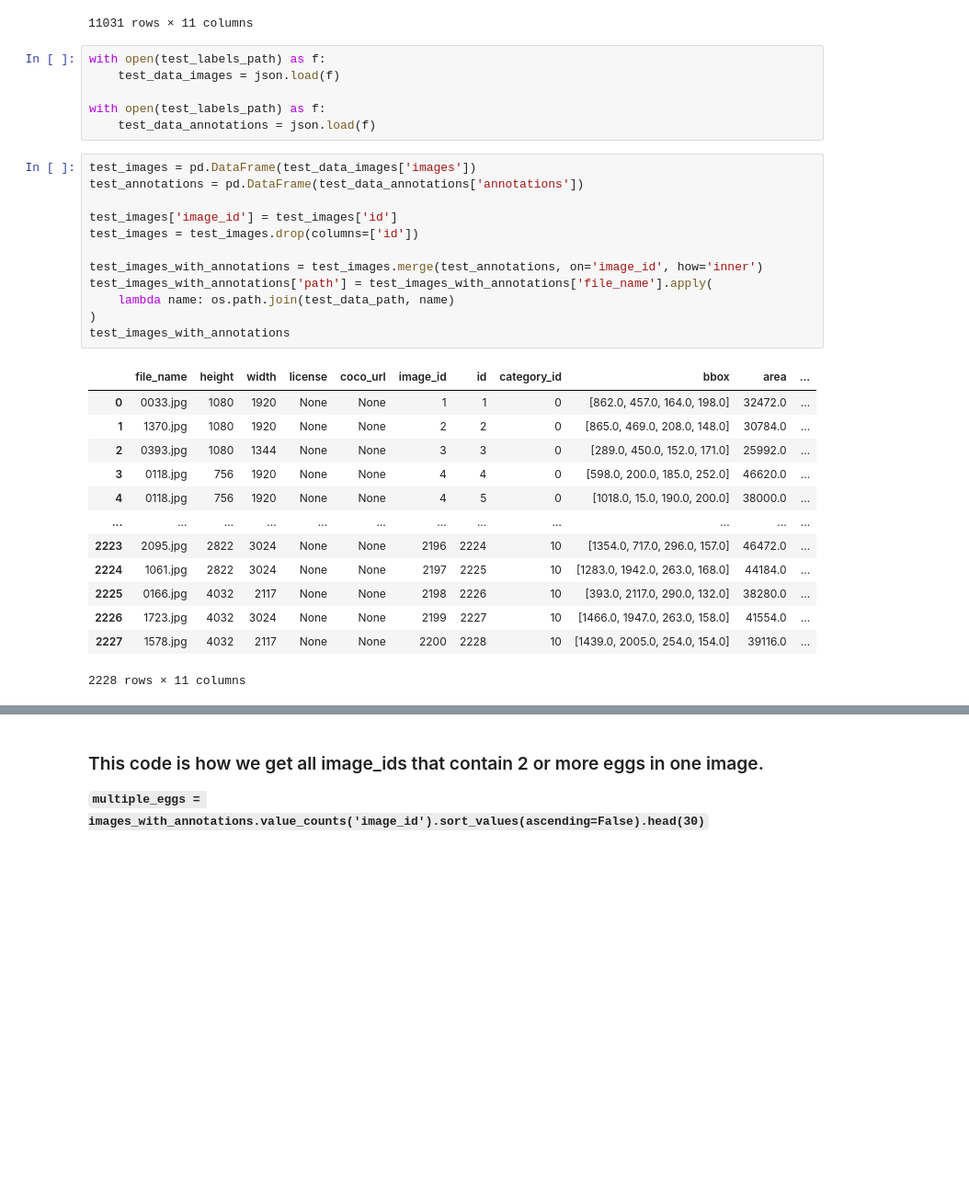
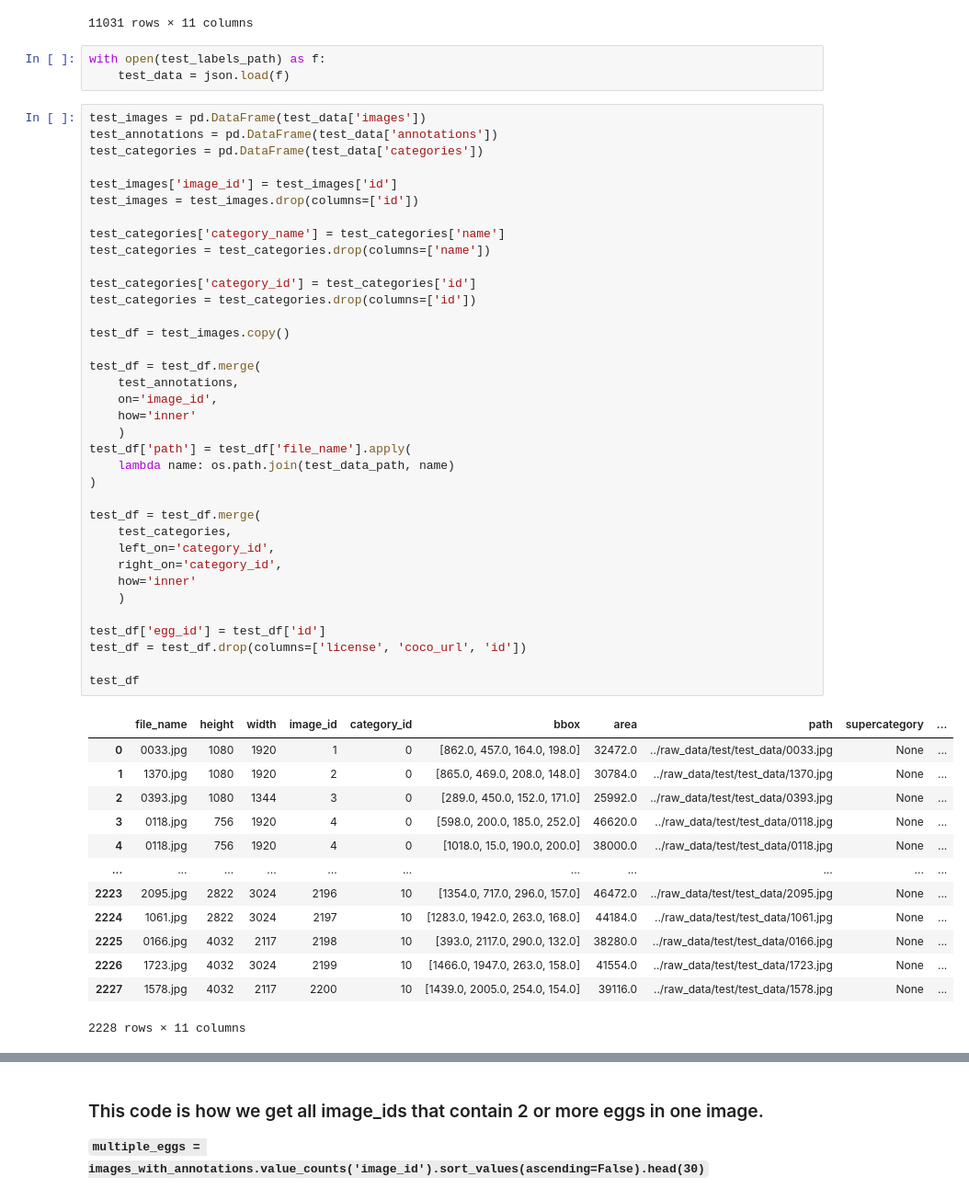
Before and after one commit to carrocameron/egg_hunt, a Jupyter notebook: notebooks/preprocessing.ipynb, the cells around one changed output, grey strips where cells are left out. Shown at 92% size. Saved outputs shown, nothing was run; the diff lists cells and outputs as text; blank space fills up the shorter version.

```diff
--- a/notebooks/preprocessing.ipynb
+++ b/notebooks/preprocessing.ipynb
@@ -67,35 +67,56 @@ train_df
 11031 rows × 11 columns
 # %%
 with open(test_labels_path) as f:
-    test_data_images = json.load(f)
-
-with open(test_labels_path) as f:
-    test_data_annotations = json.load(f)
+    test_data = json.load(f)
 # %%
-test_images = pd.DataFrame(test_data_images['images'])
-test_annotations = pd.DataFrame(test_data_annotations['annotations'])
+test_images = pd.DataFrame(test_data['images'])
+test_annotations = pd.DataFrame(test_data['annotations'])
+test_categories = pd.DataFrame(test_data['categories'])
 
 test_images['image_id'] = test_images['id']
 test_images = test_images.drop(columns=['id'])
 
-test_images_with_annotations = test_images.merge(test_annotations, on='image_id', how='inner')
-test_images_with_annotations['path'] = test_images_with_annotations['file_name'].apply(
+test_categories['category_name'] = test_categories['name']
+test_categories = test_categories.drop(columns=['name'])
+
+test_categories['category_id'] = test_categories['id']
+test_categories = test_categories.drop(columns=['id'])
+
+test_df = test_images.copy()
+
+test_df = test_df.merge(
+    test_annotations,
+    on='image_id',
+    how='inner'
+    )
+test_df['path'] = test_df['file_name'].apply(
     lambda name: os.path.join(test_data_path, name)
 )
-test_images_with_annotations
+
+test_df = test_df.merge(
+    test_categories,
+    left_on='category_id',
+    right_on='category_id',
+    how='inner'
+    )
+
+test_df['egg_id'] = test_df['id']
+test_df = test_df.drop(columns=['license', 'coco_url', 'id'])
+
+test_df
 # %% [output]
-|  | file_name | height | width | license | coco_url | image_id | id | category_id | bbox | area | ... |
-| 0 | 0033.jpg | 1080 | 1920 | None | None | 1 | 1 | 0 | [862.0, 457.0, 164.0, 198.0] | 32472.0 | ... |
-| 1 | 1370.jpg | 1080 | 1920 | None | None | 2 | 2 | 0 | [865.0, 469.0, 208.0, 148.0] | 30784.0 | ... |
-| 2 | 0393.jpg | 1080 | 1344 | None | None | 3 | 3 | 0 | [289.0, 450.0, 152.0, 171.0] | 25992.0 | ... |
-| 3 | 0118.jpg | 756 | 1920 | None | None | 4 | 4 | 0 | [598.0, 200.0, 185.0, 252.0] | 46620.0 | ... |
-| 4 | 0118.jpg | 756 | 1920 | None | None | 4 | 5 | 0 | [1018.0, 15.0, 190.0, 200.0] | 38000.0 | ... |
-| ... | ... | ... | ... | ... | ... | ... | ... | ... | ... | ... | ... |
-| 2223 | 2095.jpg | 2822 | 3024 | None | None | 2196 | 2224 | 10 | [1354.0, 717.0, 296.0, 157.0] | 46472.0 | ... |
-| 2224 | 1061.jpg | 2822 | 3024 | None | None | 2197 | 2225 | 10 | [1283.0, 1942.0, 263.0, 168.0] | 44184.0 | ... |
-| 2225 | 0166.jpg | 4032 | 2117 | None | None | 2198 | 2226 | 10 | [393.0, 2117.0, 290.0, 132.0] | 38280.0 | ... |
-| 2226 | 1723.jpg | 4032 | 3024 | None | None | 2199 | 2227 | 10 | [1466.0, 1947.0, 263.0, 158.0] | 41554.0 | ... |
-| 2227 | 1578.jpg | 4032 | 2117 | None | None | 2200 | 2228 | 10 | [1439.0, 2005.0, 254.0, 154.0] | 39116.0 | ... |
+|  | file_name | height | width | image_id | category_id | bbox | area | path | supercategory | ... |
+| 0 | 0033.jpg | 1080 | 1920 | 1 | 0 | [862.0, 457.0, 164.0, 198.0] | 32472.0 | ../raw_data/test/test_data/0033.jpg | None | ... |
+| 1 | 1370.jpg | 1080 | 1920 | 2 | 0 | [865.0, 469.0, 208.0, 148.0] | 30784.0 | ../raw_data/test/test_data/1370.jpg | None | ... |
+| 2 | 0393.jpg | 1080 | 1344 | 3 | 0 | [289.0, 450.0, 152.0, 171.0] | 25992.0 | ../raw_data/test/test_data/0393.jpg | None | ... |
+| 3 | 0118.jpg | 756 | 1920 | 4 | 0 | [598.0, 200.0, 185.0, 252.0] | 46620.0 | ../raw_data/test/test_data/0118.jpg | None | ... |
+| 4 | 0118.jpg | 756 | 1920 | 4 | 0 | [1018.0, 15.0, 190.0, 200.0] | 38000.0 | ../raw_data/test/test_data/0118.jpg | None | ... |
+| ... | ... | ... | ... | ... | ... | ... | ... | ... | ... | ... |
+| 2223 | 2095.jpg | 2822 | 3024 | 2196 | 10 | [1354.0, 717.0, 296.0, 157.0] | 46472.0 | ../raw_data/test/test_data/2095.jpg | None | ... |
+| 2224 | 1061.jpg | 2822 | 3024 | 2197 | 10 | [1283.0, 1942.0, 263.0, 168.0] | 44184.0 | ../raw_data/test/test_data/1061.jpg | None | ... |
+| 2225 | 0166.jpg | 4032 | 2117 | 2198 | 10 | [393.0, 2117.0, 290.0, 132.0] | 38280.0 | ../raw_data/test/test_data/0166.jpg | None | ... |
+| 2226 | 1723.jpg | 4032 | 3024 | 2199 | 10 | [1466.0, 1947.0, 263.0, 158.0] | 41554.0 | ../raw_data/test/test_data/1723.jpg | None | ... |
+| 2227 | 1578.jpg | 4032 | 2117 | 2200 | 10 | [1439.0, 2005.0, 254.0, 154.0] | 39116.0 | ../raw_data/test/test_data/1578.jpg | None | ... |
 2228 rows × 11 columns
 # %%
 def show_with_box(row: pd.Series):
```
Also changed, not shown: parts of 2 cells of this notebook.
